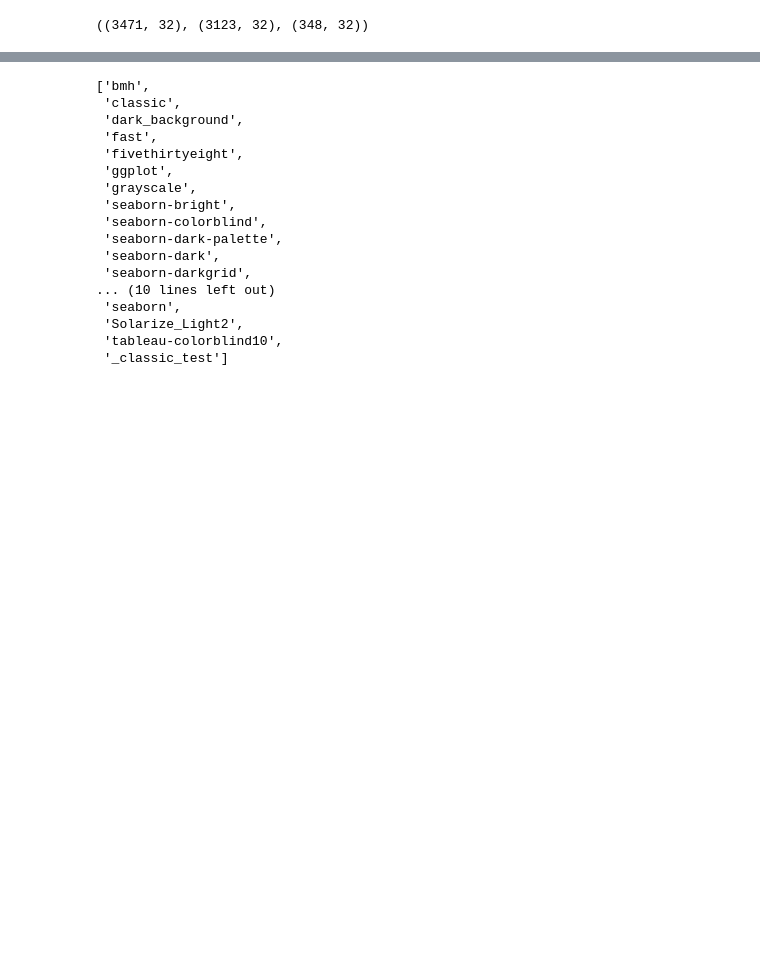
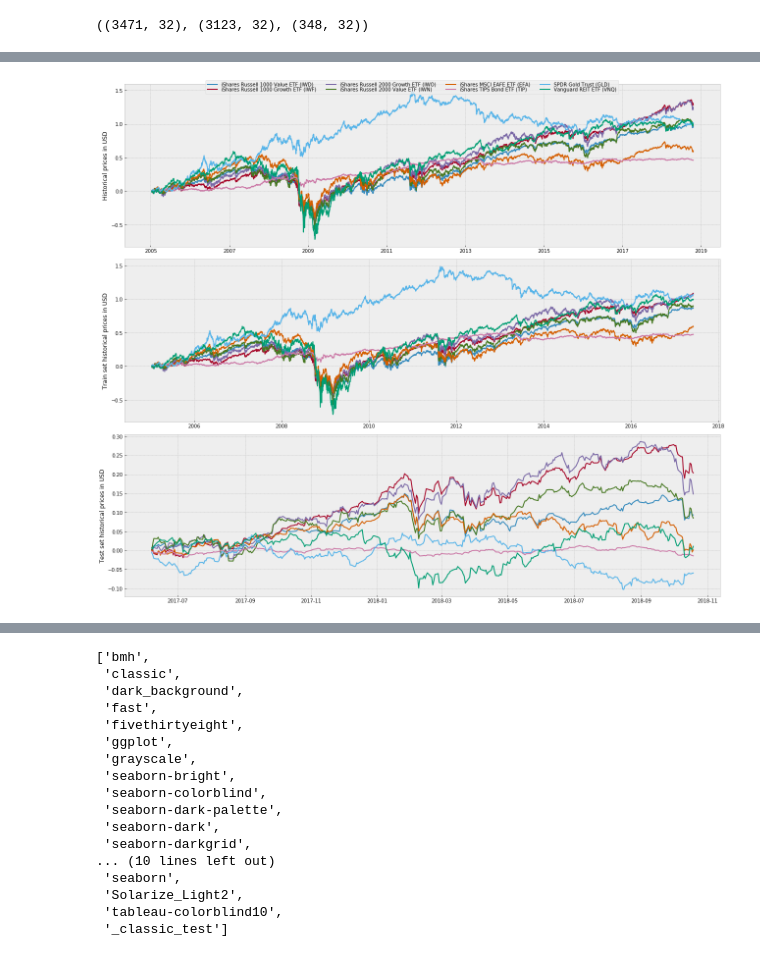
Before and after one commit to SvenBecker/pgtaa, a Jupyter notebook: notebooks/data_analysis.ipynb, the cells around one changed output, grey strips where cells are left out. Cells and saved outputs as stored; diff of their text form; code cells hidden in the pictures; blank space fills up the shorter version.

```diff
--- a/notebooks/data_analysis.ipynb
+++ b/notebooks/data_analysis.ipynb
@@ -44,3 +59,16 @@ sns.heatmap(assets_test.corr())
+# %%
+fig, axes = plt.subplots(3,1, sharex=False, figsize=(18,15))
+l = axes[0].plot(assets.cumsum())
+axes[0].set_ylabel('Historical prices in USD')
+axes[1].plot(assets_train.cumsum())
+axes[1].set_ylabel('Train set historical prices in USD')
+axes[2].plot(assets_test.cumsum())
+axes[2].set_ylabel('Test set historical prices in USD')
+plt.figlegend(l, ASSET_NAMES, loc="upper center", ncol=4, labelspacing=0.)
+plt.tight_layout()
+plt.show()
+# %% [output]
+[figure, added]
 # %%
 plt.style.use('seaborn-paper')
 fig, axes = plt.subplots(3,1, sharex=False, figsize=(18,15))
```
Also changed, not shown: parts of 7 cells of this notebook, 1 other file.
